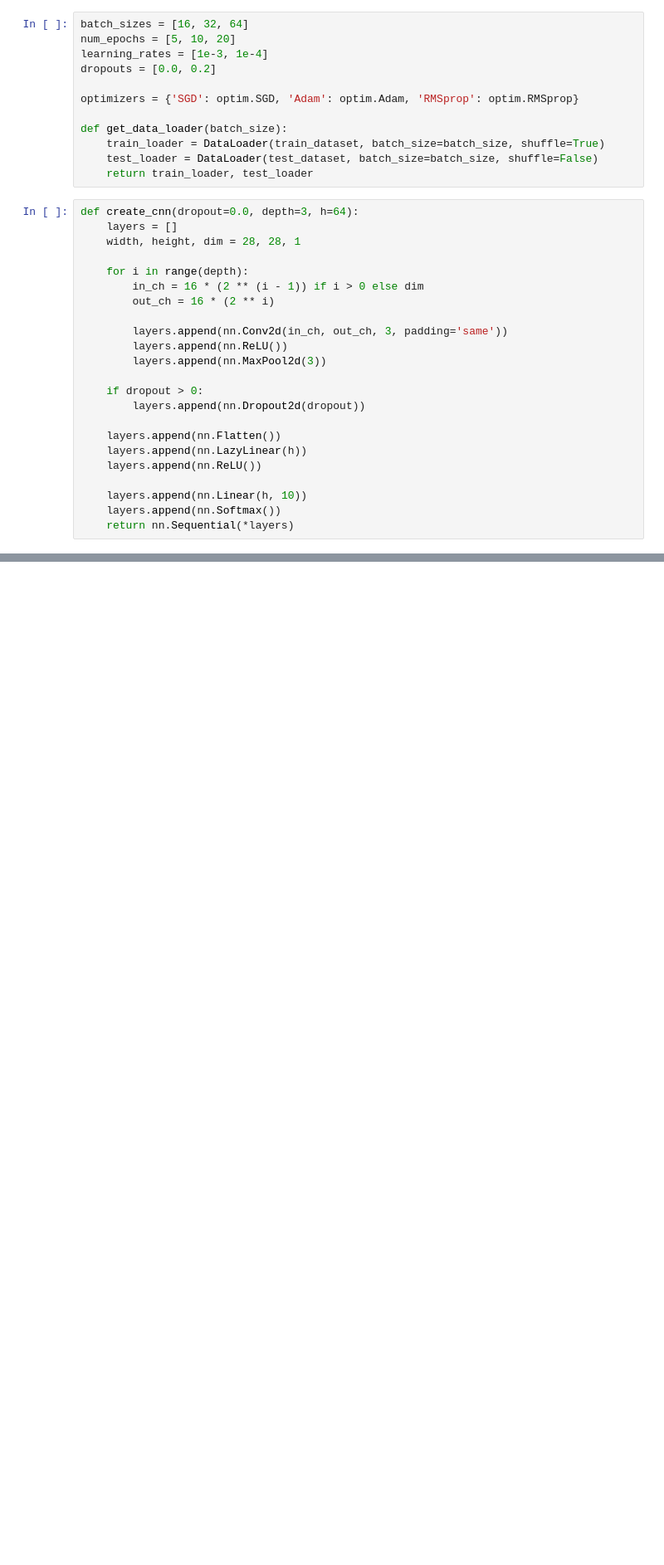
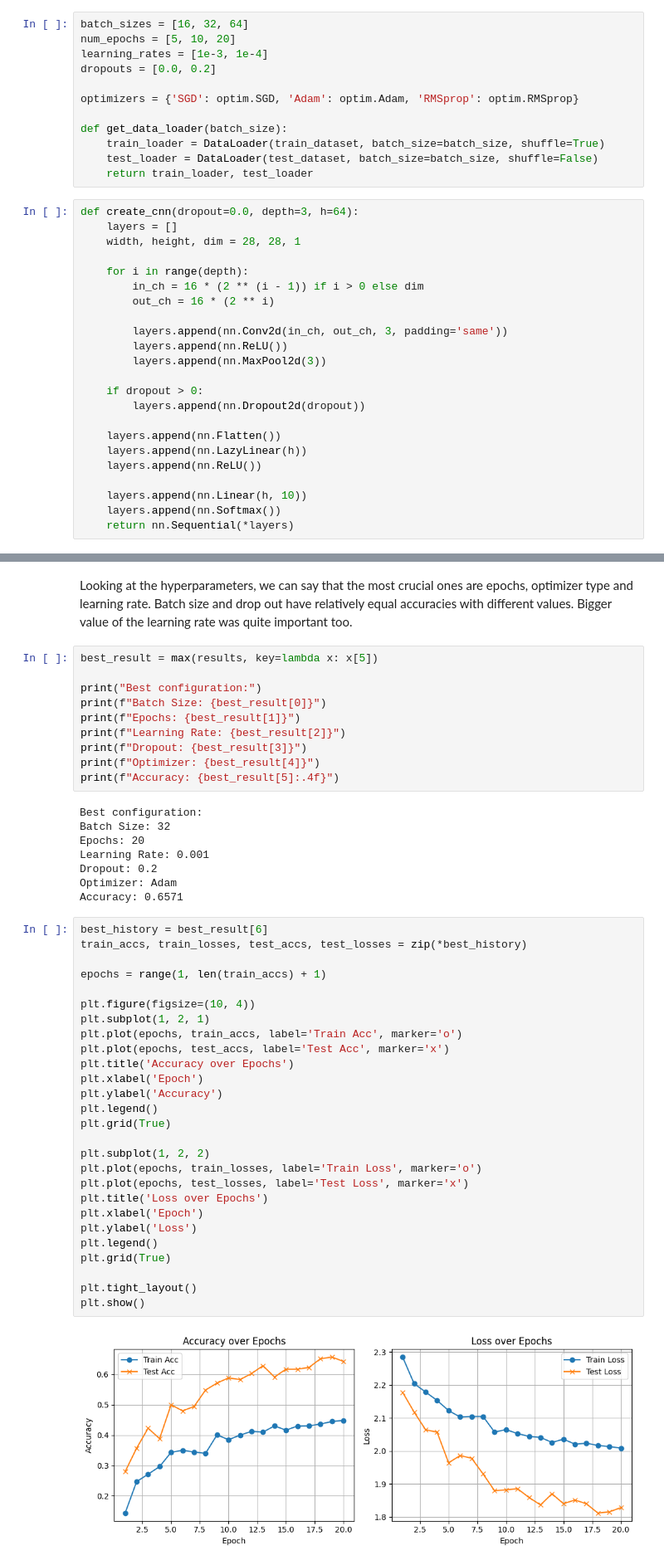
Before and after one commit to volodymyrkir/python_neural_nets, a Jupyter notebook: tasks/course_5/task_2.ipynb, the cells around one changed output, grey strips where cells are left out. Shown at 83% size. Cells and saved outputs as stored; diff of their text form; blank space fills up the shorter version.

```diff
--- a/tasks/course_5/task_2.ipynb
+++ b/tasks/course_5/task_2.ipynb
@@ -159,0 +217,50 @@ df.to_csv('data/c_5_lab_2_out.csv', index=False)
+# %% [markdown]
+Looking at the hyperparameters, we can say that the most crucial ones are epochs, optimizer type and learning rate.
+Batch size and drop out have relatively equal accuracies with different values. Bigger value of the learning rate was quite important too.
+# %%
+best_result = max(results, key=lambda x: x[5])
+
+print("Best configuration:")
+print(f"Batch Size: {best_result[0]}")
+print(f"Epochs: {best_result[1]}")
+print(f"Learning Rate: {best_result[2]}")
+print(f"Dropout: {best_result[3]}")
+print(f"Optimizer: {best_result[4]}")
+print(f"Accuracy: {best_result[5]:.4f}")
+# %% [output]
+Best configuration:
+Batch Size: 32
+Epochs: 20
+Learning Rate: 0.001
+Dropout: 0.2
+Optimizer: Adam
+Accuracy: 0.6571
+# %%
+best_history = best_result[6]
+train_accs, train_losses, test_accs, test_losses = zip(*best_history)
+
+epochs = range(1, len(train_accs) + 1)
+
+plt.figure(figsize=(10, 4))
+plt.subplot(1, 2, 1)
+plt.plot(epochs, train_accs, label='Train Acc', marker='o')
+plt.plot(epochs, test_accs, label='Test Acc', marker='x')
+plt.title('Accuracy over Epochs')
+plt.xlabel('Epoch')
+plt.ylabel('Accuracy')
+plt.legend()
+plt.grid(True)
+
+plt.subplot(1, 2, 2)
+plt.plot(epochs, train_losses, label='Train Loss', marker='o')
+plt.plot(epochs, test_losses, label='Test Loss', marker='x')
+plt.title('Loss over Epochs')
+plt.xlabel('Epoch')
+plt.ylabel('Loss')
+plt.legend()
+plt.grid(True)
+
+plt.tight_layout()
+plt.show()
+# %% [output]
+[figure, added]
```
Also changed, not shown: parts of 8 cells of this notebook.
